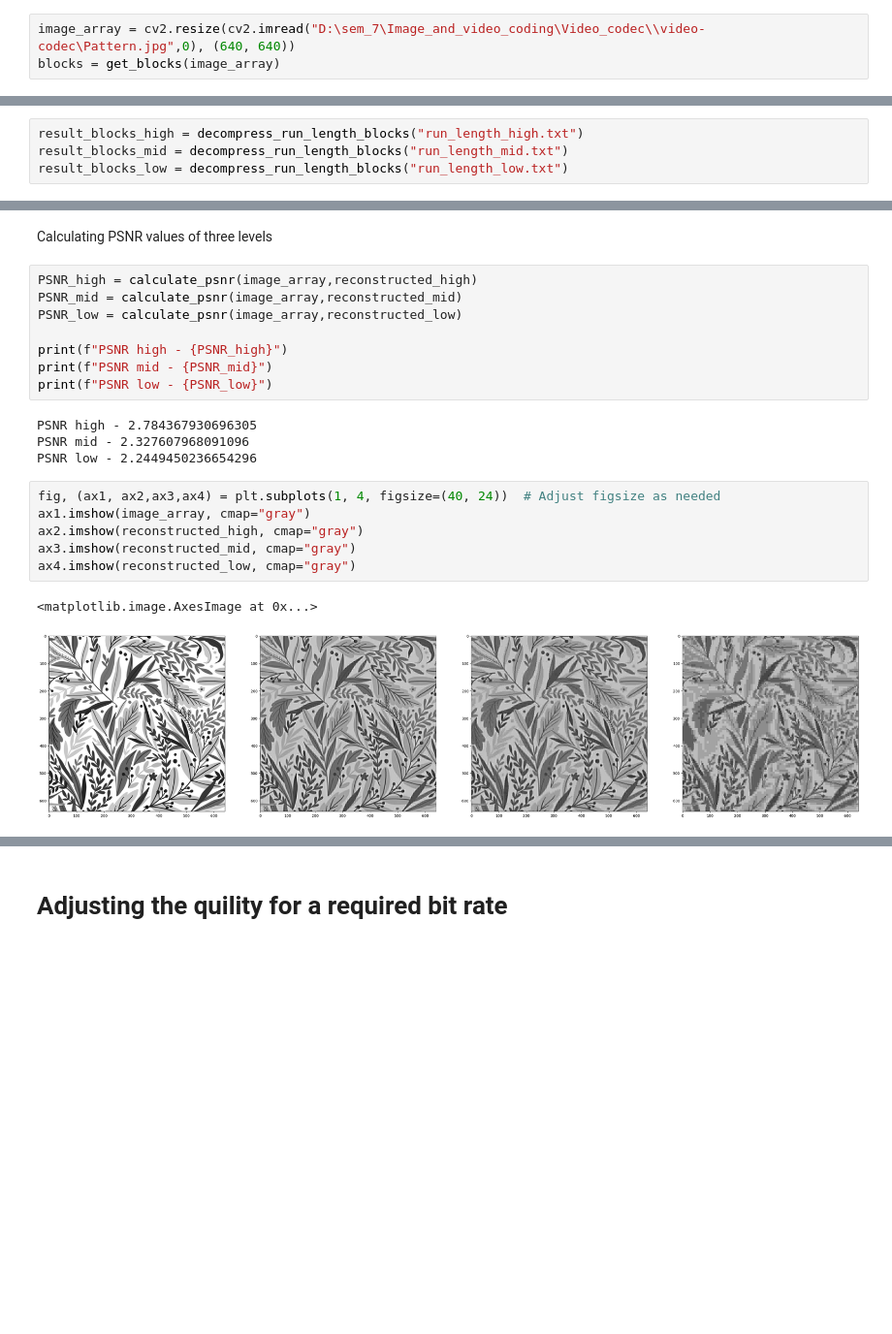
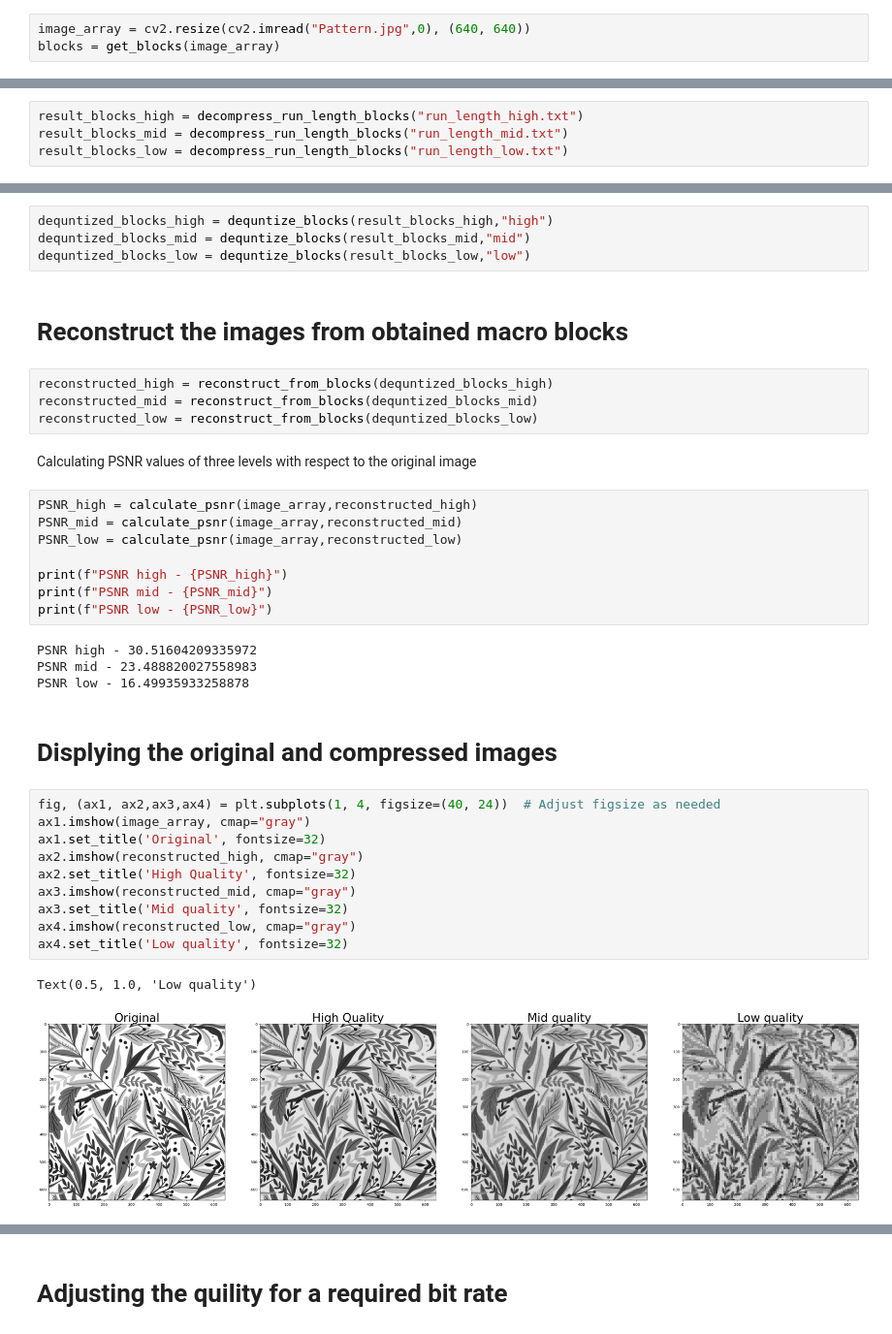
Before and after one commit to MilanBandara/video-codec, a Jupyter notebook: image_compression_run_length.ipynb, the cells around one changed output, grey strips where cells are left out. Shown at 97% size. Cells and saved outputs as stored; diff of their text form; blank space fills up the shorter version.

```diff
--- a/image_compression_run_length.ipynb
+++ b/image_compression_run_length.ipynb
@@ -11,3 +16,3 @@ from image_comression import *
 # %%
-image_array = cv2.resize(cv2.imread("D:\sem_7\Image_and_video_coding\Video_codec\\video-codec\Pattern.jpg",0), (640, 640))
+image_array = cv2.resize(cv2.imread("Pattern.jpg",0), (640, 640))
 blocks = get_blocks(image_array)
@@ -68,5 +100,15 @@ reconstructed_mid = reconstruct_from_blocks(result_blocks_mid)
+# %%
+dequntized_blocks_high = dequntize_blocks(result_blocks_high,"high")
+dequntized_blocks_mid = dequntize_blocks(result_blocks_mid,"mid")
+dequntized_blocks_low = dequntize_blocks(result_blocks_low,"low")
+# %% [markdown]
+# Reconstruct the images from obtained macro blocks
+# %%
+reconstructed_high = reconstruct_from_blocks(dequntized_blocks_high)
+reconstructed_mid = reconstruct_from_blocks(dequntized_blocks_mid)
+reconstructed_low = reconstruct_from_blocks(dequntized_blocks_low)
 # %% [markdown]
-Calculating PSNR values of three levels
+Calculating PSNR values of three levels with respect to the original image
 # %%
 PSNR_high = calculate_psnr(image_array,reconstructed_high)
 PSNR_mid = calculate_psnr(image_array,reconstructed_mid)
@@ -76,15 +118,21 @@ print(f"PSNR high - {PSNR_high}")
 print(f"PSNR mid - {PSNR_mid}")
 print(f"PSNR low - {PSNR_low}")
 # %% [output]
-PSNR high - 2.784367930696305
-PSNR mid - 2.327607968091096
-PSNR low - 2.2449450236654296
+PSNR high - 30.51604209335972
+PSNR mid - 23.488820027558983
+PSNR low - 16.49935933258878
+# %% [markdown]
+# Displying the original and compressed images
 # %%
 fig, (ax1, ax2,ax3,ax4) = plt.subplots(1, 4, figsize=(40, 24))  # Adjust figsize as needed
 ax1.imshow(image_array, cmap="gray")
+ax1.set_title('Original', fontsize=32)
 ax2.imshow(reconstructed_high, cmap="gray")
+ax2.set_title('High Quality', fontsize=32)
 ax3.imshow(reconstructed_mid, cmap="gray")
+ax3.set_title('Mid quality', fontsize=32)
 ax4.imshow(reconstructed_low, cmap="gray")
+ax4.set_title('Low quality', fontsize=32)
 # %% [output]
-<matplotlib.image.AxesImage at 0x...>
+Text(0.5, 1.0, 'Low quality')
-[figure, old version]
+[figure, new version]
```
Also changed, not shown: parts of 29 cells of this notebook, 2 other files.
